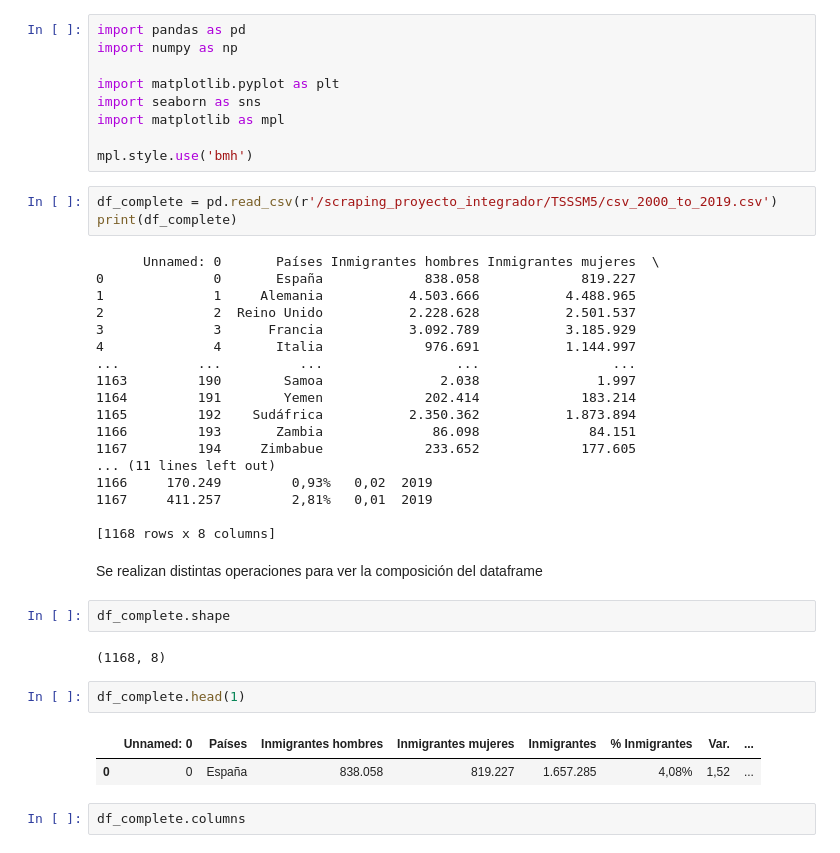
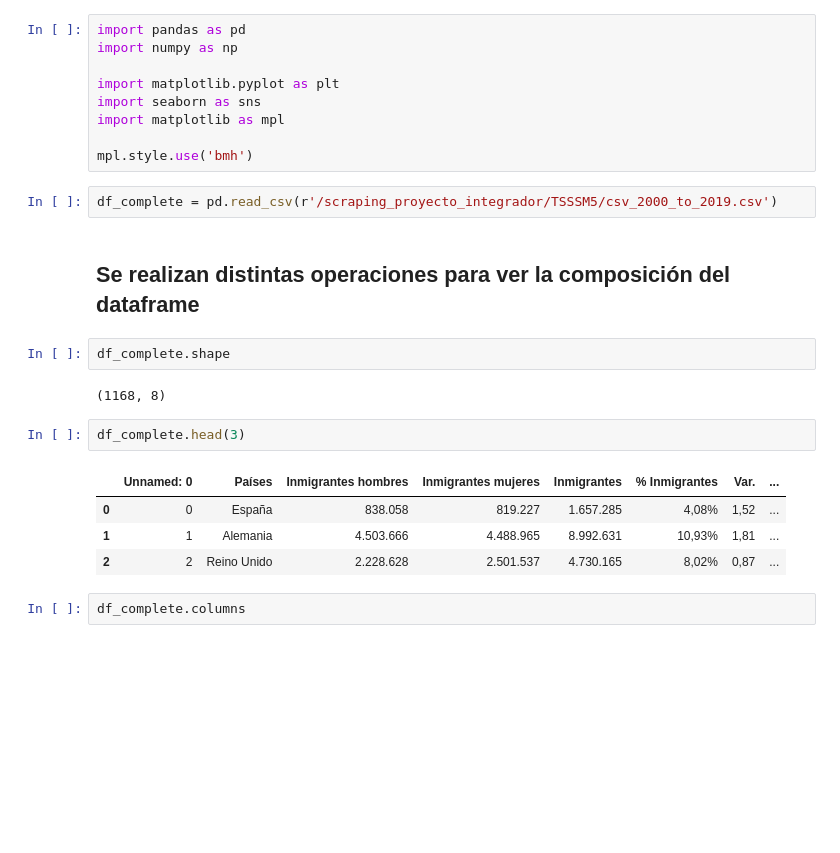
Before and after one commit to ispc-programador2022/TSSSM5, a Jupyter notebook: Scraping/Informe.ipynb, the cells around one changed output. Drawn from its saved outputs; the diff is of its cells as text; blank space fills up the shorter version.

Commit message:
se realiza un ajunte y limpieza del informe

```diff
--- a/Scraping/Informe.ipynb
+++ b/Scraping/Informe.ipynb
@@ -9,36 +9,19 @@ import matplotlib as mpl
 mpl.style.use('bmh')
 # %%
 df_complete = pd.read_csv(r'/scraping_proyecto_integrador/TSSSM5/csv_2000_to_2019.csv')
-print(df_complete)
-# %% [output]
-      Unnamed: 0       Países Inmigrantes hombres Inmigrantes mujeres  \
-0              0       España             838.058             819.227
-1              1     Alemania           4.503.666           4.488.965
-2              2  Reino Unido           2.228.628           2.501.537
-3              3      Francia           3.092.789           3.185.929
-4              4       Italia             976.691           1.144.997
-...          ...          ...                 ...                 ...
-1163         190        Samoa               2.038               1.997
-1164         191        Yemen             202.414             183.214
-1165         192    Sudáfrica           2.350.362           1.873.894
-1166         193       Zambia              86.098              84.151
-1167         194     Zimbabue             233.652             177.605
-... (11 lines left out)
-1166     170.249         0,93%   0,02  2019
-1167     411.257         2,81%   0,01  2019
-
-[1168 rows x 8 columns]
 # %% [markdown]
-Se realizan distintas operaciones para ver la composición del dataframe
+## Se realizan distintas operaciones para ver la composición del dataframe
 # %%
 df_complete.shape
 # %% [output]
 (1168, 8)
 # %%
-df_complete.head(1)
+df_complete.head(3)
 # %% [output]
 |  | Unnamed: 0 | Países | Inmigrantes hombres | Inmigrantes mujeres | Inmigrantes | % Inmigrantes | Var. | ... |
 | 0 | 0 | España | 838.058 | 819.227 | 1.657.285 | 4,08% | 1,52 | ... |
+| 1 | 1 | Alemania | 4.503.666 | 4.488.965 | 8.992.631 | 10,93% | 1,81 | ... |
+| 2 | 2 | Reino Unido | 2.228.628 | 2.501.537 | 4.730.165 | 8,02% | 0,87 | ... |
 # %%
 df_complete.columns
 # %% [output]
```
Also changed, not shown: parts of 11 cells of this notebook.
